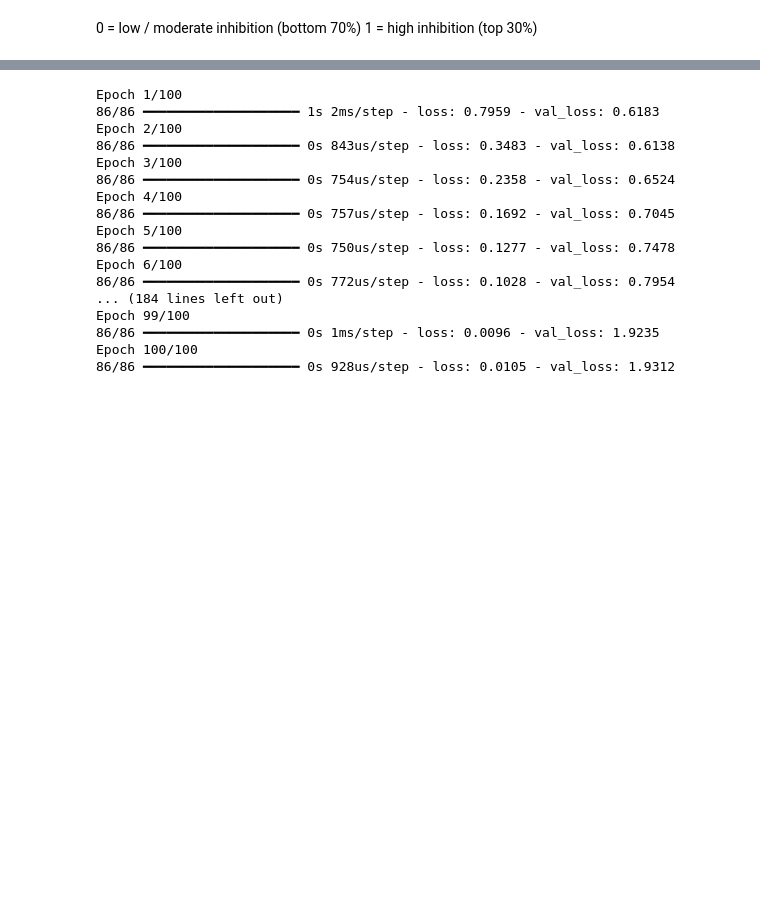
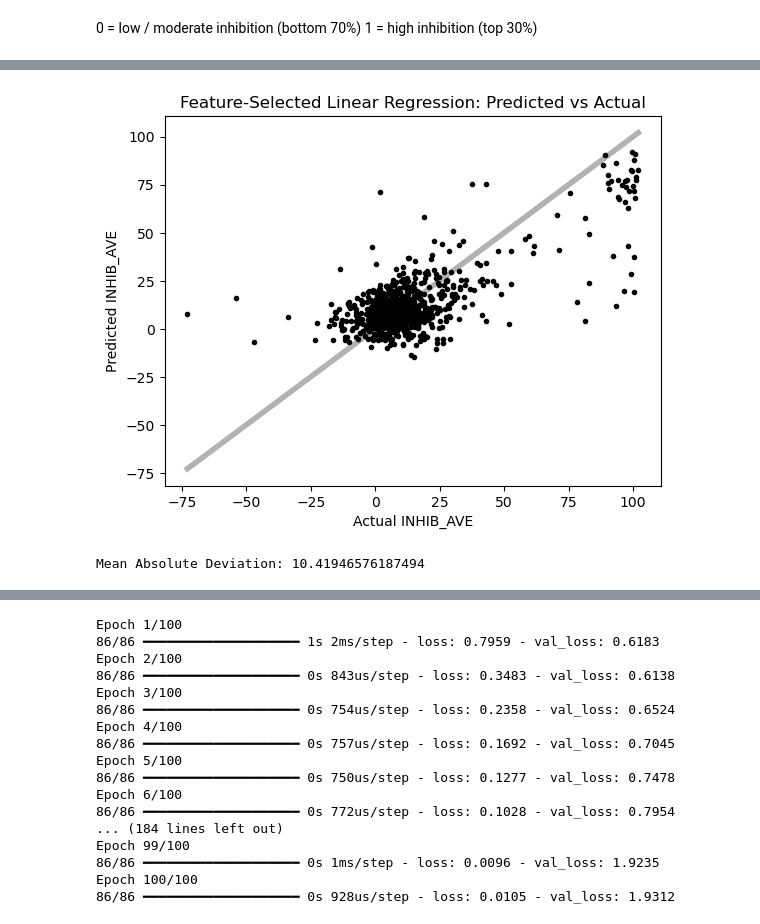
Before and after one commit to dw1229/chem277a-final-ecoli-inhibition-ml, a Jupyter notebook: ecoli_inhibition_ml.ipynb, the cells around one changed output, grey strips where cells are left out. Cells and saved outputs as stored; diff of their text form; code cells hidden in the pictures; blank space fills up the shorter version.

```diff
--- a/ecoli_inhibition_ml.ipynb
+++ b/ecoli_inhibition_ml.ipynb
@@ -867,0 +1131,17 @@ The limitations observed in the GLM suggest that the relationship between molecu
+# %%
+# prediction
+y_pred_train = lin_model_fs.predict(X_train_fs)
+y_pred_test = lin_model_fs.predict(X_test_fs)
+
+# evaluation
+print("TRAIN METRICS:")
+print("R2:", r2_score(y_train, y_pred_train))
+print("MSE:", mean_squared_error(y_train, y_pred_train))
+print("MAE:", mean_absolute_error(y_train, y_pred_train))
+print("RMSE:", np.sqrt(mean_squared_error(y_train, y_pred_train)))
+
+print("\nTEST METRICS:")
+print("R2:", r2_score(y_test, y_pred_test))
+print("MSE:", mean_squared_error(y_test, y_pred_test))
+print("MAE:", mean_absolute_error(y_test, y_pred_test))
+print("RMSE:", np.sqrt(mean_squared_error(y_test, y_pred_test)))
@@ -867,0 +1160,23 @@ The limitations observed in the GLM suggest that the relationship between molecu
+# %%
+higher = max(y_pred_test.max(), y_test.max())
+lower = min(y_pred_test.min(), y_test.min())
+
+plt.plot([lower, higher], [lower, higher],
+         color='black', alpha=0.3, linewidth=4)
+
+plt.scatter(y_test, y_pred_test, marker='.', color='black')
+
+plt.ylabel('Predicted INHIB_AVE')
+plt.xlabel('Actual INHIB_AVE')
+plt.title('Feature-Selected Linear Regression: Predicted vs Actual')
+
+plt.show()
+
+
+# Mean Absolute Deviation
+
+mean_dev = np.mean(np.abs(y_test - y_pred_test))
+print("Mean Absolute Deviation:", mean_dev)
+# %% [output]
+[figure, added]
+Mean Absolute Deviation: 10.41946576187494
```
Also changed, not shown: parts of 62 cells of this notebook, 1 other file.
